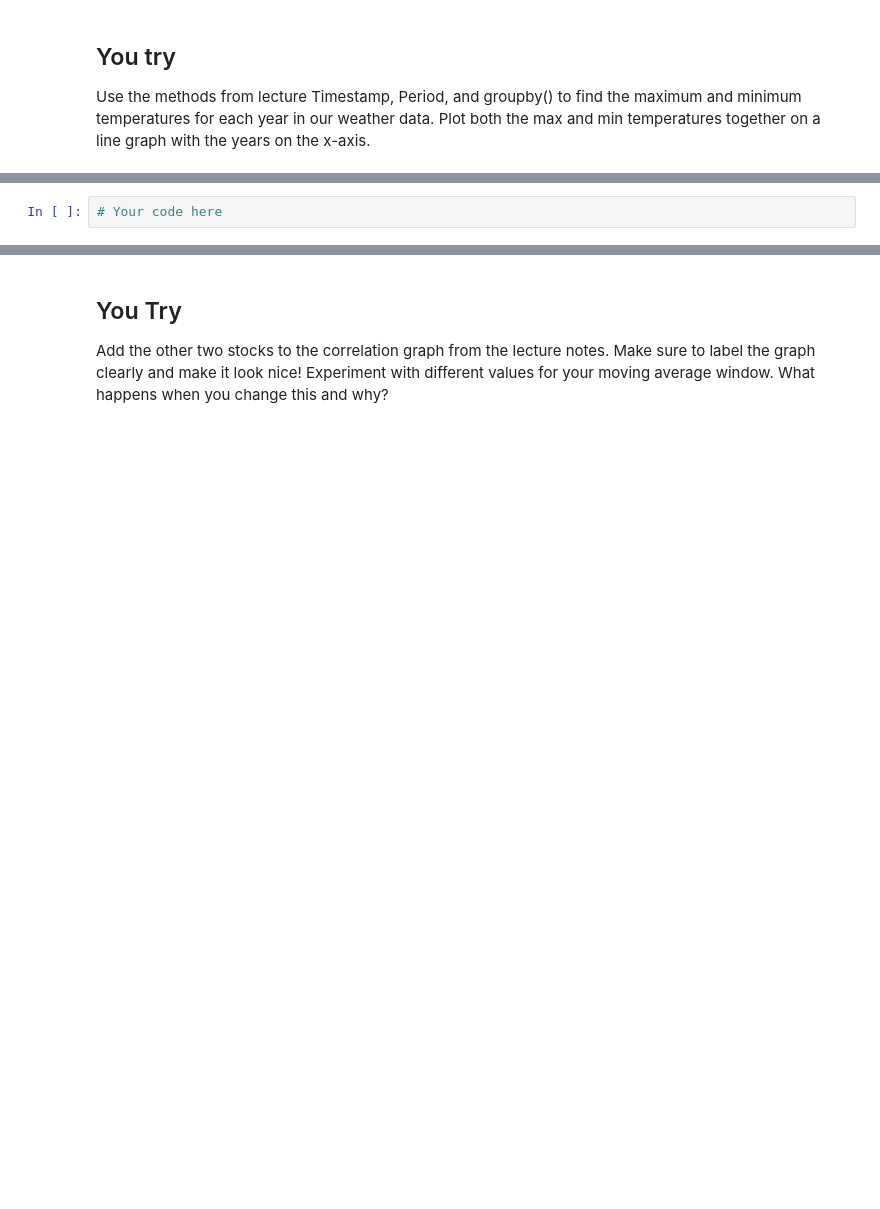
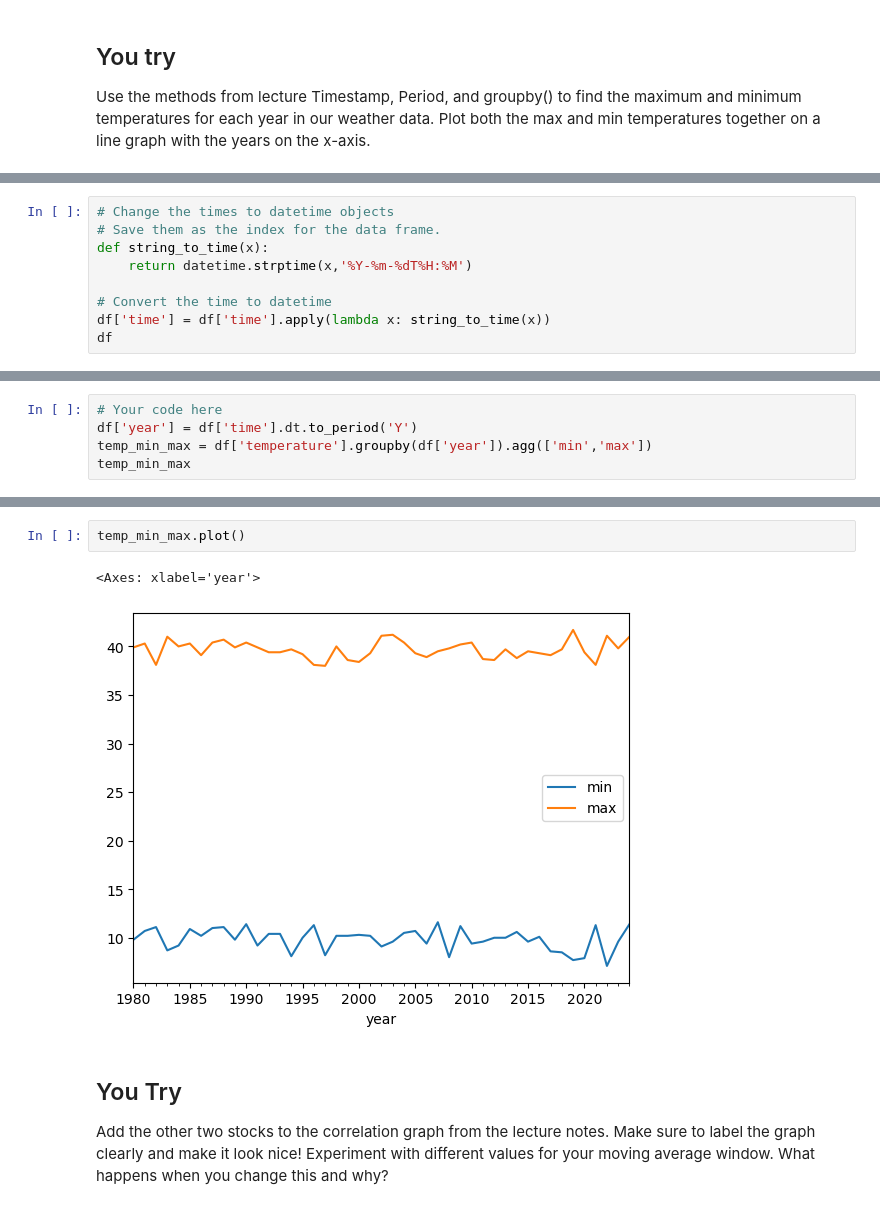
Before and after one commit to joseephwong/Data201_Joseph_Wong, a Jupyter notebook: Day9/HW_day9.ipynb, the cells around one changed output, grey strips where cells are left out. Saved outputs shown, nothing was run; the diff lists cells and outputs as text; blank space fills up the shorter version.

```diff
--- a/Day9/HW_day9.ipynb
+++ b/Day9/HW_day9.ipynb
@@ -52,3 +59,12 @@ Path to dataset files: /home/bellajagu/.cache/kagglehub/datasets/parthdande/time
 | 2 | 1980-01-01T02:00 | 13.2 | 82 | 10.2 | 0.0 | 0.0 | 0 | ... |
 | 3 | 1980-01-01T03:00 | 15.9 | 78 | 12.0 | 0.0 | 0.0 | 0 | ... |
 | 4 | 1980-01-01T04:00 | 19.4 | 67 | 13.1 | 0.0 | 0.0 | 0 | ... |
+# %%
+# Change the times to datetime objects
+# Save them as the index for the data frame.
+def string_to_time(x):
+    return datetime.strptime(x,'%Y-%m-%dT%H:%M')
+
+# Convert the time to datetime
+df['time'] = df['time'].apply(lambda x: string_to_time(x))
+df
@@ -55,2 +85,5 @@ Path to dataset files: /home/bellajagu/.cache/kagglehub/datasets/parthdande/time
 # %%
 # Your code here
+df['year'] = df['time'].dt.to_period('Y')
+temp_min_max = df['temperature'].groupby(df['year']).agg(['min','max'])
+temp_min_max
@@ -57,3 +109,8 @@ Path to dataset files: /home/bellajagu/.cache/kagglehub/datasets/parthdande/time
+# %%
+temp_min_max.plot()
+# %% [output]
+<Axes: xlabel='year'>
+[figure, added]
 # %% [markdown]
 ## You Try
 
```
Also changed, not shown: parts of 8 cells of this notebook.
